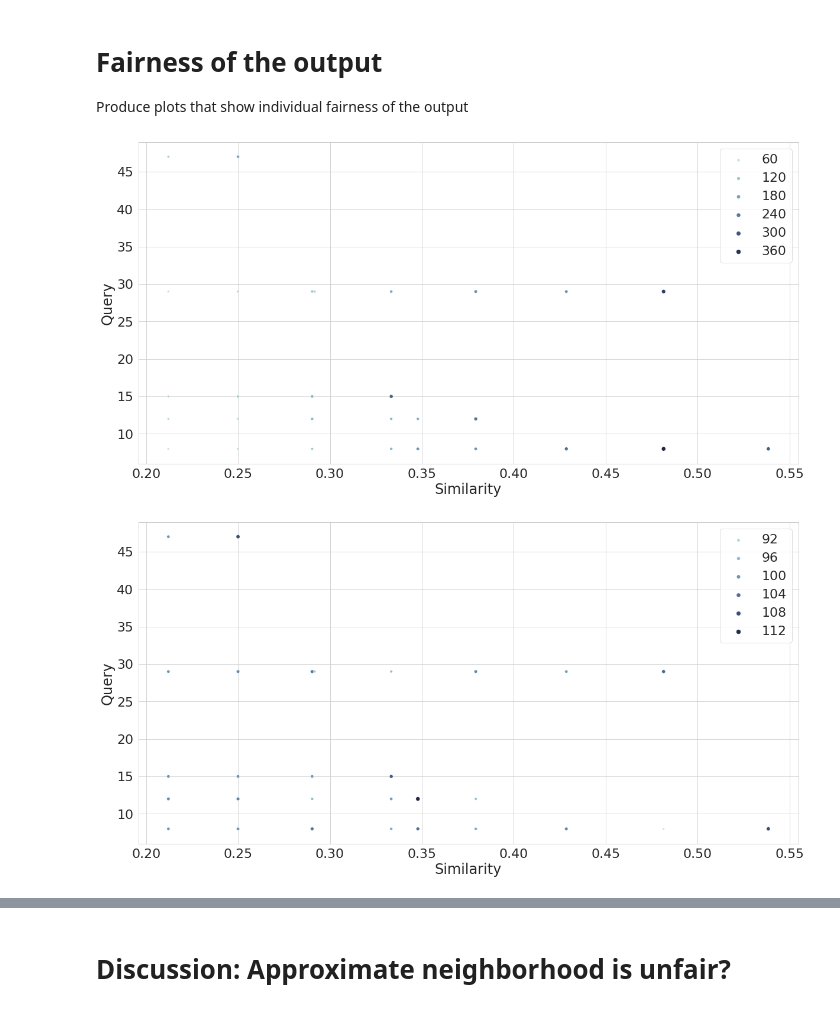
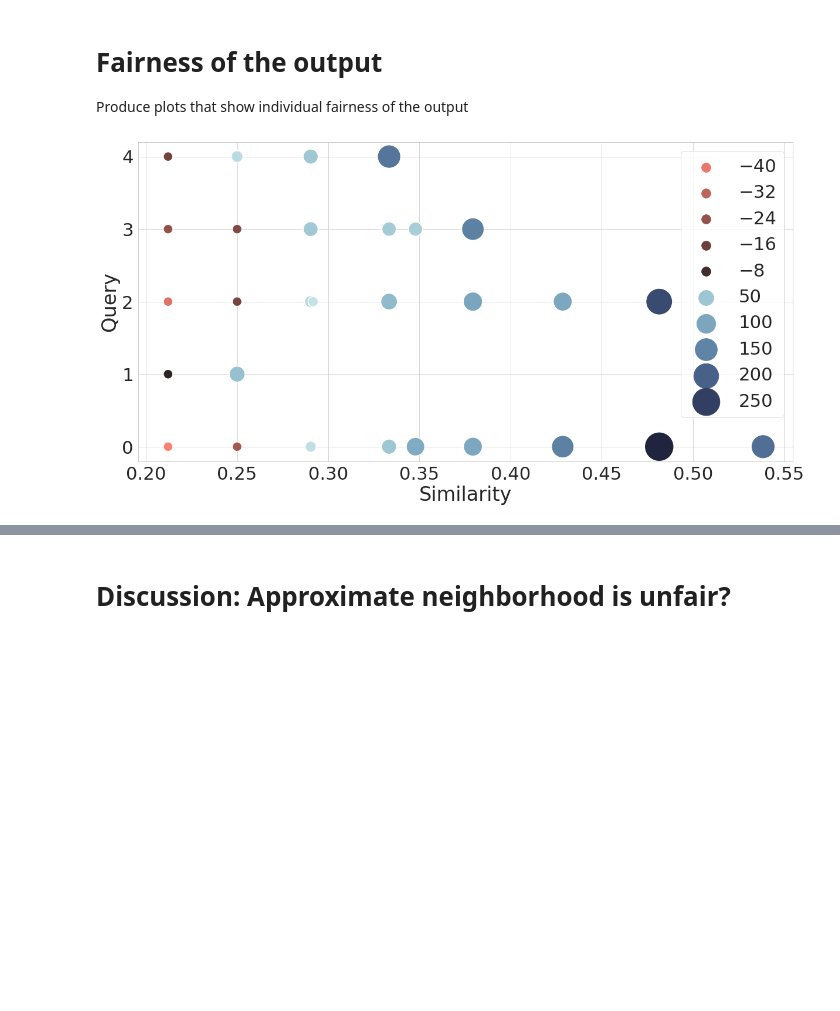
Before and after one commit to alfahaf/fair-nn, a Jupyter notebook: eval.ipynb, the cells around one changed output, grey strips where cells are left out. Cells and saved outputs as stored; diff of their text form; code cells hidden in the pictures; blank space fills up the shorter version.

```diff
--- a/src/log.ipynb
+++ b/eval.ipynb
@@ -9,6 +9,9 @@ import seaborn as sns
 import math
 import os
 import numpy
+import sys
+
+sys.path.append("python/")
 
 from datasets import get_dataset, bruteforce
 from distance import jaccard, l2
@@ -31,7 +34,7 @@ sns.set_style("whitegrid")
 
 sns.set_context('paper', font_scale=5)
 
-df = pd.read_csv("../exp-res/exp.csv").replace({
+df = pd.read_csv("exp-res/exp.csv").replace({
     "glove-100-angular" : "GLOVE",
     "movielens" : "MovieLens",
     "lastfm" : "LastFM",
@@ -224,22 +213,44 @@ def get_interesting_queries(res, ):
     queries.sort(key=lambda x:-x[1])
     return [i for i, q in queries[:5]]
 # %%
+import pickle
+import collections
+
 ds = "lastfm"
 k = 8
 L = 300
 w = 3700
 method = "onebitminhash"
 
-fn = f"results/{ds}/uniform/{method}/k_{k}_L_{L}.pickle"
-gn = f"results/{ds}/opt/{method}/k_{k}_L_{L}.pickle"
+fn = f"python/results/{ds}/uniform/{method}/k_{k}_L_{L}.pickle"
+gn = f"python/results/{ds}/opt/{method}/k_{k}_L_{L}.pickle"
 with open(fn, 'rb') as f:
-    import pickle
     res = pickle.load(f)
+
+with open(gn, 'rb') as g:
+    res2 = pickle.load(g)
 interesting_queries = get_interesting_queries(res)
 
-produce_distribution_plot(fn, distance_f=jaccard, r=0.2, interesting_queries=interesting_queries)
-plt.show()
-produce_distribution_plot(gn, distance_f=jaccard, r=0.2, interesting_queries=interesting_queries)
+uniform_point = {}
+opt_point = {}
+diff = {}
+
+for q in interesting_queries:
+    points = res["res"][q]
+    uniform_point[q] = collections.Counter(points)
+    opt_point[q] = collections.Counter(res2["res"][q])
+
+for q in interesting_queries:
+    for p, cnt in uniform_point[q].items():
+        #print(q, p, cnt)
+        diff.setdefault(q, {})
+        diff[q][p] = cnt - opt_point[q][p]
+
+
+produce_distribution_plot(diff, res["dataset"], distance_f=jaccard, r=0.2)
+
+#produce_distribution_plot(fn, distance_f=jaccard, r=0.2, interesting_queries=interesting_queries)
+#plt.show()
+#produce_distribution_plot(gn, distance_f=jaccard, r=0.2, interesting_queries=interesting_queries)
 # %% [output]
-[figure, old version]
+[figure, new version]
-[figure, removed]
```
Also changed, not shown: parts of 11 cells of this notebook, 40 other files.
